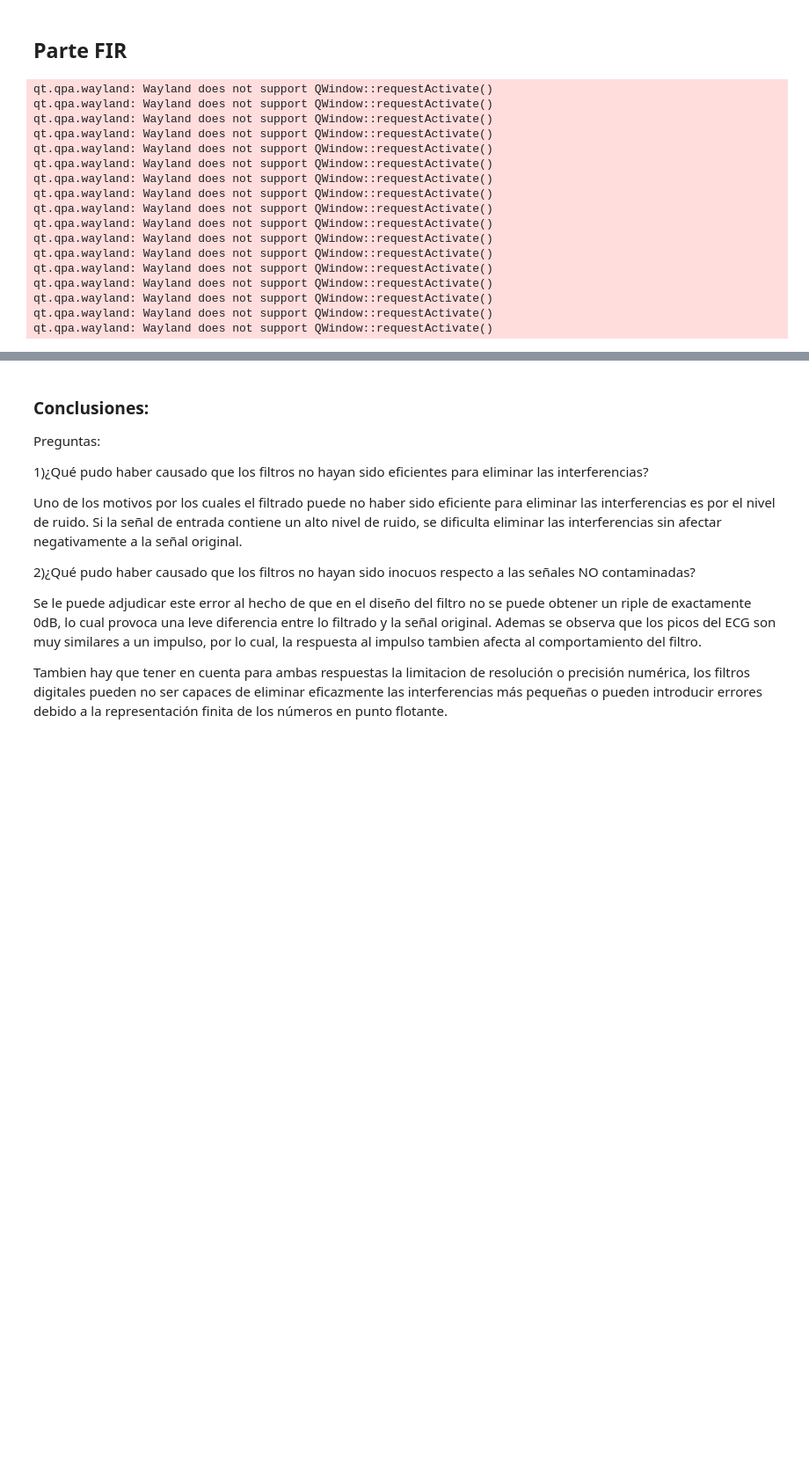
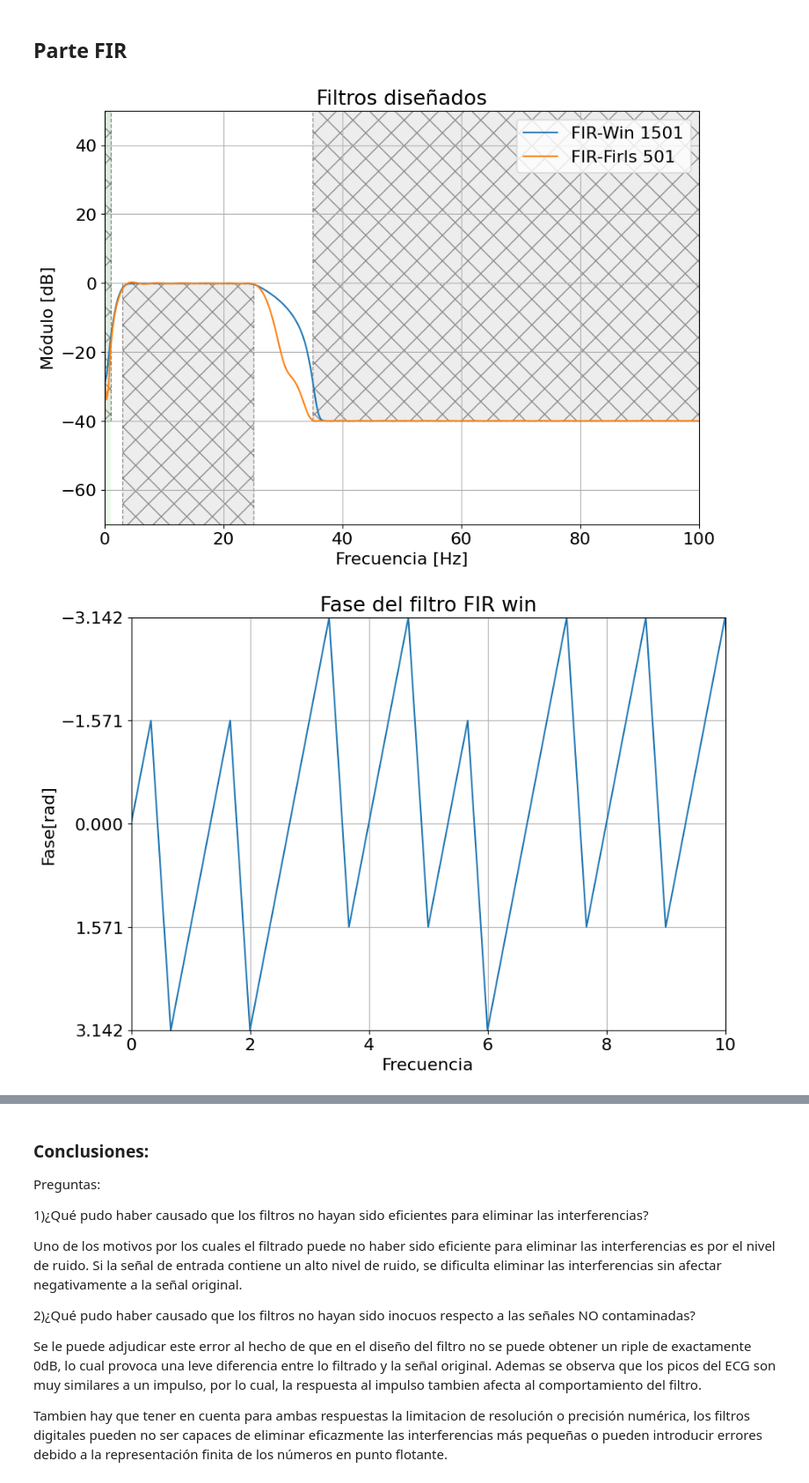
Before and after one commit to nicoalbano/Tc2, a Jupyter notebook: Tarea_semanal9_notebook.ipynb, the cells around one changed output, grey strips where cells are left out. Shown at 88% size. Saved outputs shown, nothing was run; the diff lists cells and outputs as text; code cells hidden in the pictures; blank space fills up the shorter version.

```diff
--- a/Tarea_semanal9_notebook.ipynb
+++ b/Tarea_semanal9_notebook.ipynb
@@ -154,7 +158,7 @@ qt.qpa.wayland: Wayland does not support QWindow::requestActivate()
 # %% [markdown]
 ## Parte FIR
 # %%
-%matplotlib qt
+
 cant_coeficientes = 1501
 
 # Filtro ventana
@@ -169,8 +173,8 @@ w_1  = np.append(w, np.linspace(110, nyq_frec, 100, endpoint=True) ) / nyq_frec
 _, hh_win = sig.freqz(num_win, den, w_1)
 
 # Filtro cuadrado minimos
-orden=1501
-pesos=[1,1000,2550000000]
+orden=501
+pesos=[100,10,10000]
 gains_1 = np.array([atenuacion, atenuacion, ripple, ripple, atenuacion, atenuacion])
 n_firls=sig.firls(numtaps=orden,bands=frecs,desired=gains,weight=pesos)
 _,H_firls=sig.freqz(n_firls,den,w_1)
@@ -183,7 +187,7 @@ w_1 = w_1 / np.pi * nyq_frec
 # Graficos de modulos filtros FIR
 plt.figure(5)
 plt.plot(w_1, 20 * np.log10(abs(hh_win)), label='FIR-Win {:d}'.format(num_win.shape[0]))
-plt.plot(w_1, 20 * np.log10(abs(H_firls)), label='FIR-Firls {:d}'.format(num_win.shape[0]))
+plt.plot(w_1, 20 * np.log10(abs(H_firls)), label='FIR-Firls {:d}'.format(n_firls.shape[0]))
 plt.title('Filtros diseñados')
 plt.xlabel('Frecuencia [Hz]')
 plt.ylabel('Módulo [dB]')
@@ -195,13 +199,22 @@ plot_plantilla(filter_type = 'bandpass', fpass = frecs[[2, 3]]* nyq_frec, ripple
 
 plt.figure(6)
 
-plt.plot(w_1,np.angle(H_firls), label='FIR-Win {:d}'.format(num_win.shape[0]))
 plt.plot(w_1,np.angle(hh_win), label='FIR-Win {:d}'.format(num_win.shape[0]))
 plt.grid(True)
 plt.yticks([np.pi,np.pi/2,0,-np.pi/2,-np.pi])
 plt.ylim(np.pi,-np.pi)
-plt.xlim(0,100)
-plt.title('Fase de los filtros FIR')
+plt.xlim(0,10)
+plt.title('Fase del filtro FIR win')
+plt.ylabel('Fase[rad]')
+plt.xlabel('Frecuencia')
+
+plt.figure(7)
+plt.plot(w_1,np.angle(H_firls), label='FIR-Win {:d}'.format(n_firls.shape[0]))
+plt.grid(True)
+plt.yticks([np.pi,np.pi/2,0,-np.pi/2,-np.pi])
+plt.ylim(np.pi,-np.pi)
+plt.xlim(0,10)
+plt.title('Fase del filtro FIR cuadrados min')
 plt.ylabel('Fase[rad]')
 plt.xlabel('Frecuencia')
 
@@ -209,58 +222,44 @@ plt.xlabel('Frecuencia')
 w_1, gd_firls = sig.group_delay((n_firls, den), w = 1500, whole = False, fs = fs)
 w_1, gd_win = sig.group_delay((num_win, den), w = 1500, whole = False, fs = fs)
 
-plt.figure(7)
+plt.figure(8)
 
 plt.plot(w_1,gd_firls)
 plt.plot(w_1,gd_win)
+plt.xlim(0,10)
 plt.grid(True)
 plt.title('Retardo de grupo de los filtros FIR')
 plt.ylabel('Retardo de Grupo')
 plt.xlabel('Frecuencia')
 plt.show
 
 
 
 
 response_win=sig.lfilter(num_win,den,impulse)
 # Filtro cuadrados minimos
 response_ecg=sig.lfilter(n_firls,den,impulse)
 
 
 
-plt.figure(8)
+plt.figure(9)
 plt.plot(np.linspace(0,1, 2000), response_win * 10) # Para que se vea mas claro en el gráfico
 plt.plot(np.linspace(0,1, 2000), impulse)
 plt.xlabel('Tiempo [samples]')
 plt.ylabel('Amplitud')
 plt.title('Respuesta al impulso del filtro ventana')
 plt.grid(True)
 plt.show()
 
-plt.figure(9)
+plt.figure(10)
 
 plt.plot(np.linspace(0,1, 2000), response_ecg * 10) # Para que se vea mas claro en el gráfico
 plt.plot(np.linspace(0,1, 2000), impulse)
 plt.xlabel('Tiempo [samples]')
 plt.ylabel('Amplitud')
 plt.title('Respuesta al impulso del filtro cuadrados minimos')
 plt.grid(True)
 plt.show()
 # %% [output]
-qt.qpa.wayland: Wayland does not support QWindow::requestActivate()
-qt.qpa.wayland: Wayland does not support QWindow::requestActivate()
-qt.qpa.wayland: Wayland does not support QWindow::requestActivate()
-qt.qpa.wayland: Wayland does not support QWindow::requestActivate()
-qt.qpa.wayland: Wayland does not support QWindow::requestActivate()
-qt.qpa.wayland: Wayland does not support QWindow::requestActivate()
-qt.qpa.wayland: Wayland does not support QWindow::requestActivate()
-qt.qpa.wayland: Wayland does not support QWindow::requestActivate()
-qt.qpa.wayland: Wayland does not support QWindow::requestActivate()
-qt.qpa.wayland: Wayland does not support QWindow::requestActivate()
-qt.qpa.wayland: Wayland does not support QWindow::requestActivate()
-qt.qpa.wayland: Wayland does not support QWindow::requestActivate()
-qt.qpa.wayland: Wayland does not support QWindow::requestActivate()
-qt.qpa.wayland: Wayland does not support QWindow::requestActivate()
-qt.qpa.wayland: Wayland does not support QWindow::requestActivate()
-qt.qpa.wayland: Wayland does not support QWindow::requestActivate()
-qt.qpa.wayland: Wayland does not support QWindow::requestActivate()
+[figure, added]
+[figure, added]
```
Also changed, not shown: parts of 6 cells of this notebook.
